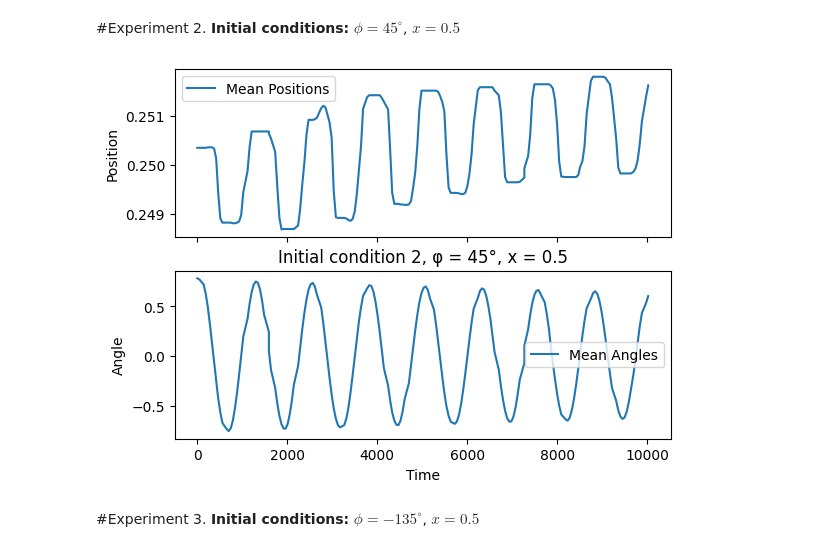
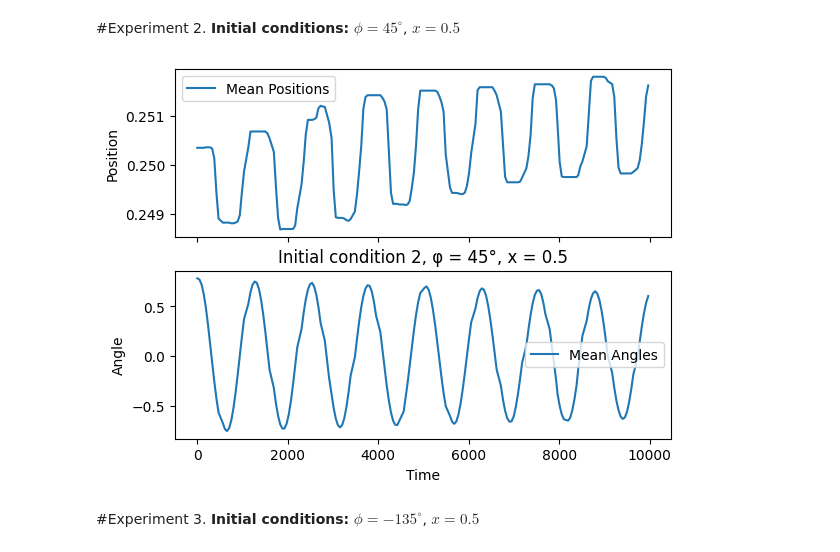
Before and after one commit to illusoryTwin/Theoretical_mechanics, a Jupyter notebook: BigHW2/TM_BigHW2.ipynb, the cells around one changed output. Cells and saved outputs as stored; diff of their text form; code cells hidden in the pictures.

```diff
--- a/BigHW2/TM_BigHW2.ipynb
+++ b/BigHW2/TM_BigHW2.ipynb
@@ -189,36 +189,36 @@ with open(file_path, 'r') as file:
         test3_time_val = hours_3 * 3600 * 1000 + minutes_3 * 60 * 1000 + seconds_3 * 1000 + milliseconds_3
         test3_time.append(test3_time_val)
 
-first_element = test1_time[0]
-test1_time = [time - first_element for time in test1_time]
+first_element = test2_time[0]
+test2_time = [time - first_element for time in test2_time]
 # %%
 # Calculate the mean position values based on three experiments
 
 positions_array = np.array([test1_positions, test2_positions, test3_positions])
 angles_array = np.array([test1_angles, test2_angles, test3_angles])
 
 # Calculate the mean along the rows (axis=0)
 mean_positions_test2 = np.mean(positions_array, axis=0)
 mean_angles_test2 = np.mean(angles_array, axis=0)
 
 fig, (ax1, ax2) = plt.subplots(2, 1, sharex=True)
 
 plt.title('Initial condition 2, φ = 45°, x = 0.5')
 
-ax1.plot(test1_time, mean_positions_test2, label='Mean Positions')
+ax1.plot(test2_time, mean_positions_test2, label='Mean Positions')
 ax1.set_ylabel('Position')
 
-ax2.plot(test1_time, mean_angles_test2, label='Mean Angles')
+ax2.plot(test2_time, mean_angles_test2, label='Mean Angles')
 ax2.set_ylabel('Angle')
 
 plt.xlabel('Time')
 
 ax1.legend()
 ax2.legend()
 
 plt.show()
 # %% [output]
-[figure, old version]
+[figure, new version]
 # %% [markdown]
 #Experiment 3.
 **Initial conditions:** $\phi = -135^\circ$, $x = 0.5$
```
Also changed, not shown: parts of 6 cells of this notebook, 16 other files.
